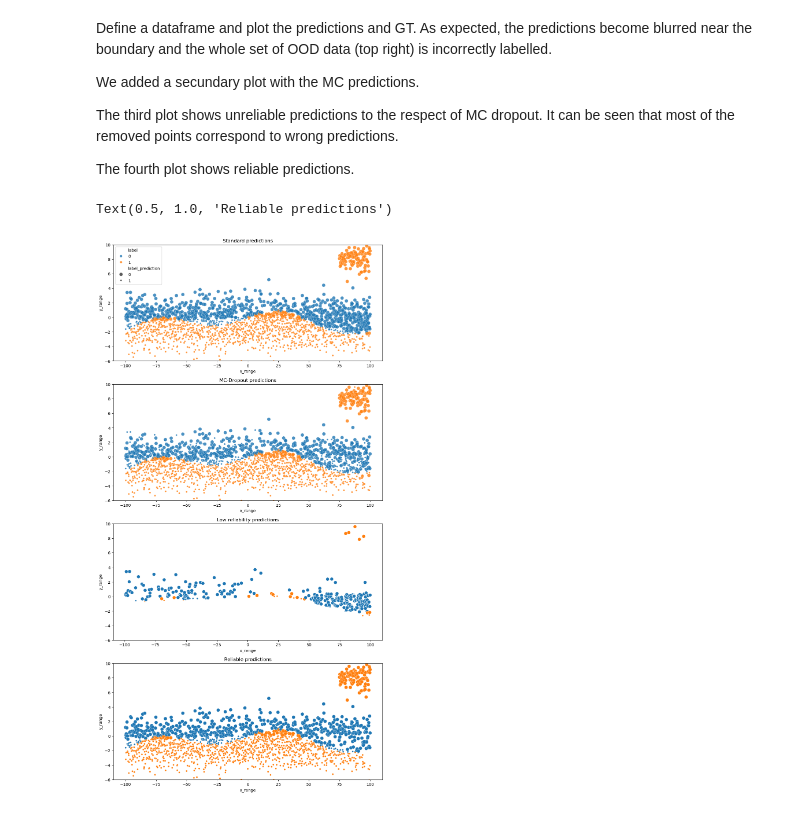
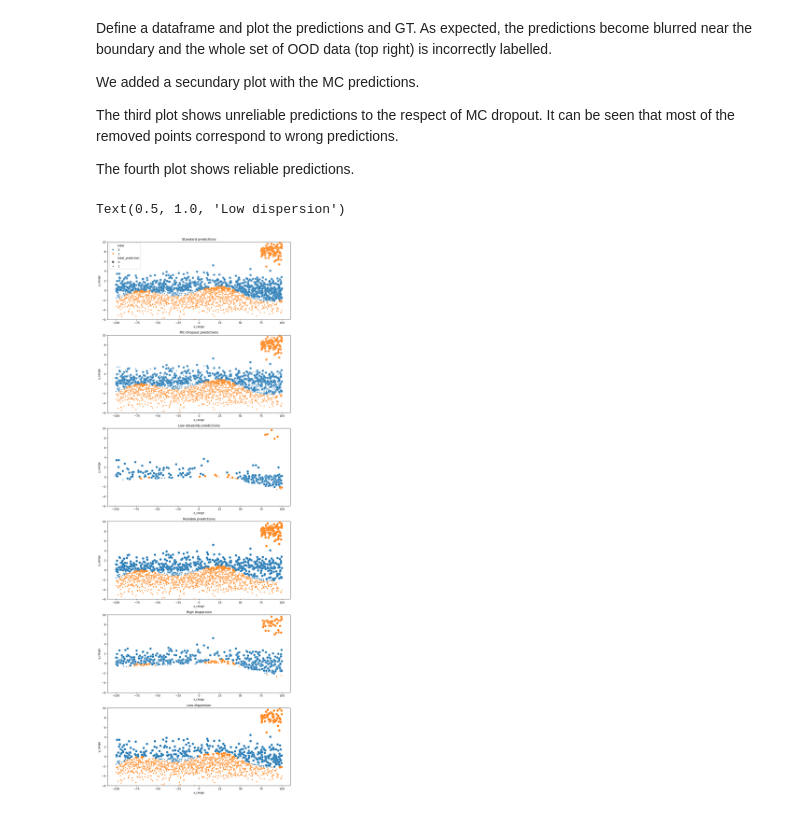
Before and after one commit to GDelCorso/ShedLight_UQ, a Jupyter notebook: Notebook_Jupyter_PostHoc/Step_1_MCdropout_Classification.ipynb, the cells around one changed output. Cells and saved outputs as stored; diff of their text form; code cells hidden in the pictures.

Commit message:
Add files via upload
Improved plot of MC Dropout - Classification

```diff
--- a/Notebook_Jupyter_PostHoc/Step_1_MCdropout_Classification.ipynb
+++ b/Notebook_Jupyter_PostHoc/Step_1_MCdropout_Classification.ipynb
@@ -380,33 +380,44 @@ The fourth plot shows reliable predictions.
 # %%
 # Define an additional dataframe and add the previously calculated predictions
 additional_df = full_df
 additional_df['label_prediction'] = list_label_prediction
 additional_df['MC_label_prediction'] = list_MC_label_prediction
 
 #list_MC_label_dispersion_alpha = [1 if i>0 else 0 for i in list_MC_label_dispersion]
 list_discrepancy = [1 if additional_df['label_prediction'][i]!=additional_df['MC_label_prediction'][i] else 0 for i in range(len(additional_df))]
 additional_df['list_discrepancy'] =  list_discrepancy
+additional_df['dispersion'] =  list_MC_label_dispersion
 
 # Scatter plot
-fig, axs = plt.subplots(4,1, figsize = (12,24))
+fig, axs = plt.subplots(6,1, figsize = (12,36))
 sns.scatterplot(data=additional_df, x="x_range", y="y_range", hue="label", size = "label_prediction", alpha = 0.8, ax=axs[0])
 axs[0].set_ylim(-6, 10)
 axs[0].set_title("Standard predictions")
 
 sns.scatterplot(data=additional_df, x="x_range", y="y_range", hue="label", size = "MC_label_prediction", alpha = 0.8, ax=axs[1])
 axs[1].set_ylim(-6, 10)
 axs[1].get_legend().remove()
 axs[1].set_title("MC-Dropout predictions")
 
 sns.scatterplot(data=additional_df[additional_df['list_discrepancy']==1], x="x_range", y="y_range", hue="label", size = "label_prediction", ax=axs[2])
 axs[2].set_ylim(-6, 10)
 axs[2].get_legend().remove()
 axs[2].set_title("Low reliability predictions")
 
 sns.scatterplot(data=additional_df[additional_df['list_discrepancy']!=1], x="x_range", y="y_range", hue="label", size = "label_prediction", ax=axs[3])
 axs[3].set_ylim(-6, 10)
 axs[3].get_legend().remove()
 axs[3].set_title("Reliable predictions")
+
+sns.scatterplot(data=additional_df[additional_df['dispersion']>0.48], x="x_range", y="y_range", hue="label", size = "label_prediction", ax=axs[4])
+axs[4].set_ylim(-6, 10)
+axs[4].get_legend().remove()
+axs[4].set_title("High dispersion")
+
+sns.scatterplot(data=additional_df[additional_df['dispersion']<0.48], x="x_range", y="y_range", hue="label", size = "label_prediction", ax=axs[5])
+axs[5].set_ylim(-6, 10)
+axs[5].get_legend().remove()
+axs[5].set_title("Low dispersion")
 # %% [output]
-Text(0.5, 1.0, 'Reliable predictions')
+Text(0.5, 1.0, 'Low dispersion')
-[figure, old version]
+[figure, new version]
```
